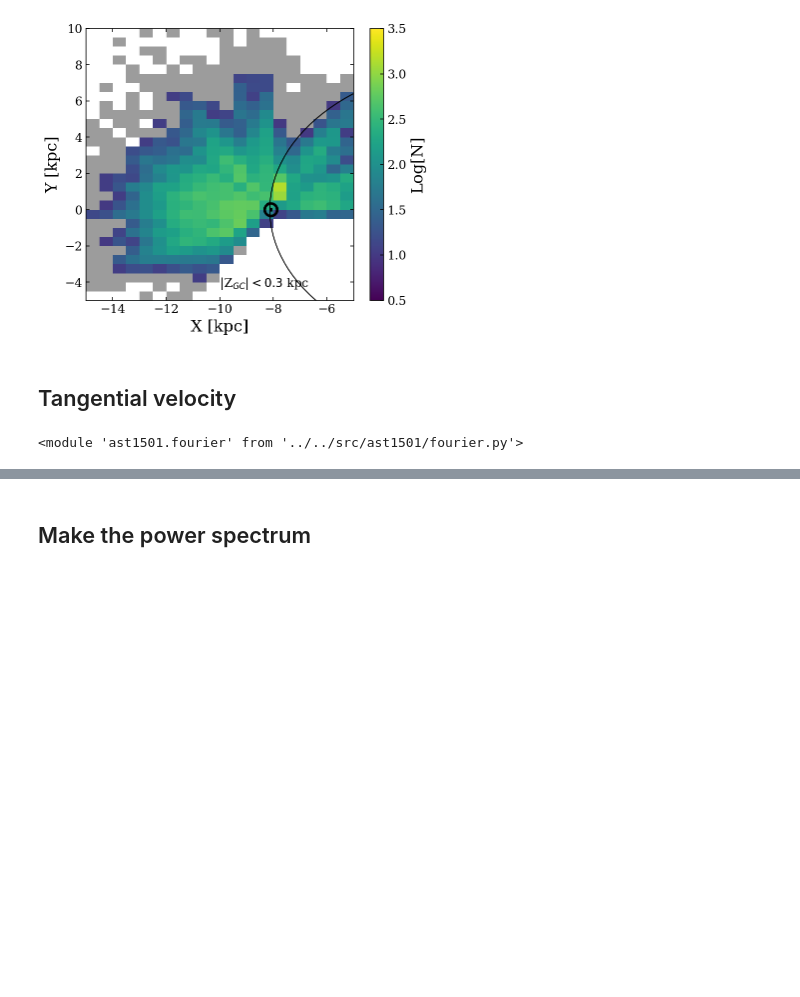
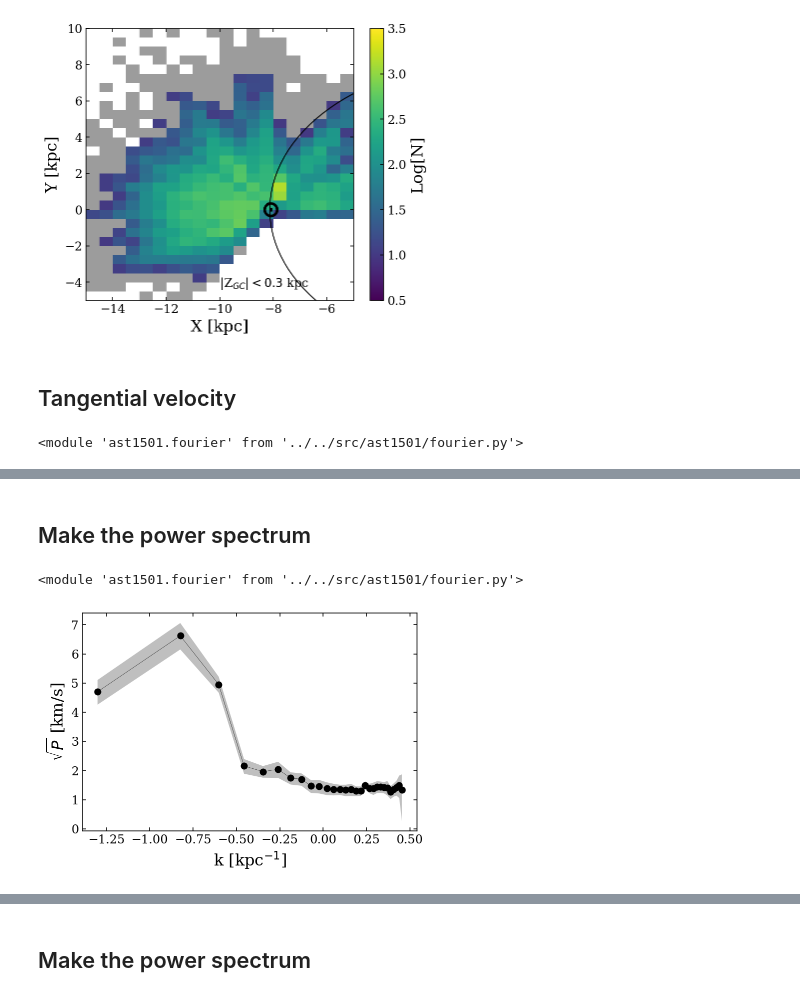
Before and after one commit to jamesmlane/AST1501, a Jupyter notebook: notebooks/7-power_spectrum/power_spectrum.ipynb, the cells around one changed output, grey strips where cells are left out. Drawn from its saved outputs; the diff is of its cells as text; code cells hidden in the pictures; blank space fills up the shorter version.

```diff
--- a/notebooks/7-power_spectrum/power_spectrum.ipynb
+++ b/notebooks/7-power_spectrum/power_spectrum.ipynb
@@ -432,0 +540,63 @@ importlib.reload(ast1501.fourier)
+# %% [markdown]
+## Make the power spectrum
+# %%
+import importlib
+importlib.reload(ast1501.fourier)
+# %% [output]
+<module 'ast1501.fourier' from '../../src/ast1501/fourier.py'>
+# %%
+n_bs = 100
+n_gaia = len(gc_x)
+n_samp = int( n_gaia*1.0 )
+
+for i in range(n_bs+1):
+
+    # Take a random sub-sample of Gaia stars
+    sample = np.random.randint(0,n_gaia,n_samp)
+    samp_gc_x = gc_x[sample]
+    samp_gc_y = gc_y[sample]
+    samp_gc_vT = -gc_vT[sample]
+
+    # First make a number map
+    samp_hist, _, _ = np.histogram2d(samp_gc_x, samp_gc_y, bins=(n_xbins,n_ybins), range=bin_range)
+    samp_where_low_N = np.where(samp_hist < 10)
+
+    # First make the Gaia tangential velocity field
+    samp_vT_hist_obs, _,_,_ = binned_statistic_2d(samp_gc_x, samp_gc_y, values=samp_gc_vT, statistic=np.average,
+                                                          bins=(n_xbins,n_ybins), range=bin_range)
+
+    samp_vT_diff = samp_vT_hist_obs - (vt_field+20)
+
+    samp_where_nan = np.where( np.isnan(samp_vT_diff) )
+    samp_vT_diff[ samp_where_nan ] = 0
+    samp_vT_diff[ samp_where_low_N ] = 0
+    samp_vT_diff[ samp_where_low_N ] = 0
+
+    # Now make the FT
+    samp_k_vT, samp_pk_vT, _ = ast1501.fourier.psd1d(samp_vT_diff,dx)
+
+    if i == 0:
+        bs_k_vT = np.zeros((n_bs, len(samp_k_vT)))
+        bs_pk_vT = np.zeros((n_bs, len(samp_k_vT)))
+    else:
+        bs_k_vT[i-1] = samp_k_vT
+        bs_pk_vT[i-1] = samp_pk_vT
+
+
+bs_avg_pk_vT = np.average(bs_pk_vT, axis=0)
+bs_std_pk_vT = np.std(bs_pk_vT, axis=0)
+
+## Log
+fig = plt.figure()
+ax = fig.add_subplot(111)
+
+ax.plot( np.log10(bs_k_vT[0]), 4*np.pi*np.sqrt(bs_avg_pk_vT), color='Black', linewidth=0.25, marker='o'  )
+ax.fill_between( np.log10(bs_k_vT[0]), 4*np.pi*np.sqrt(bs_avg_pk_vT+bs_std_pk_vT),
+                4*np.pi*np.sqrt(bs_avg_pk_vT-bs_std_pk_vT), alpha=0.5, facecolor='Grey' )
+ax.set_xlabel(r'k [kpc$^{-1}$]')
+ax.set_ylabel(r'$\sqrt{P}$ [km/s]')
+
+plt.show()
+plt.close('all')
+# %% [output]
+[figure, added]
```
Also changed, not shown: parts of 29 cells of this notebook, 12 other files.
